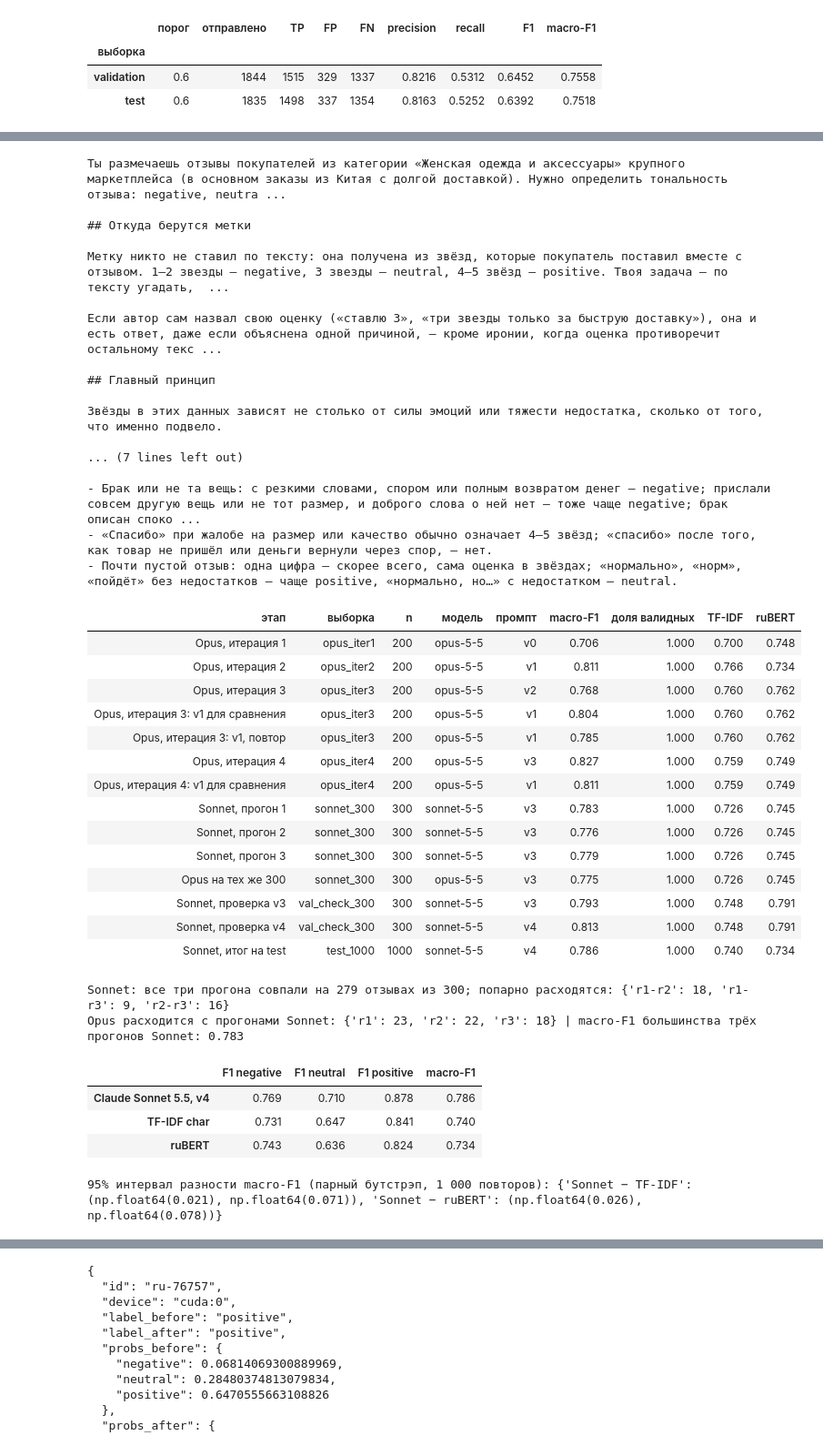
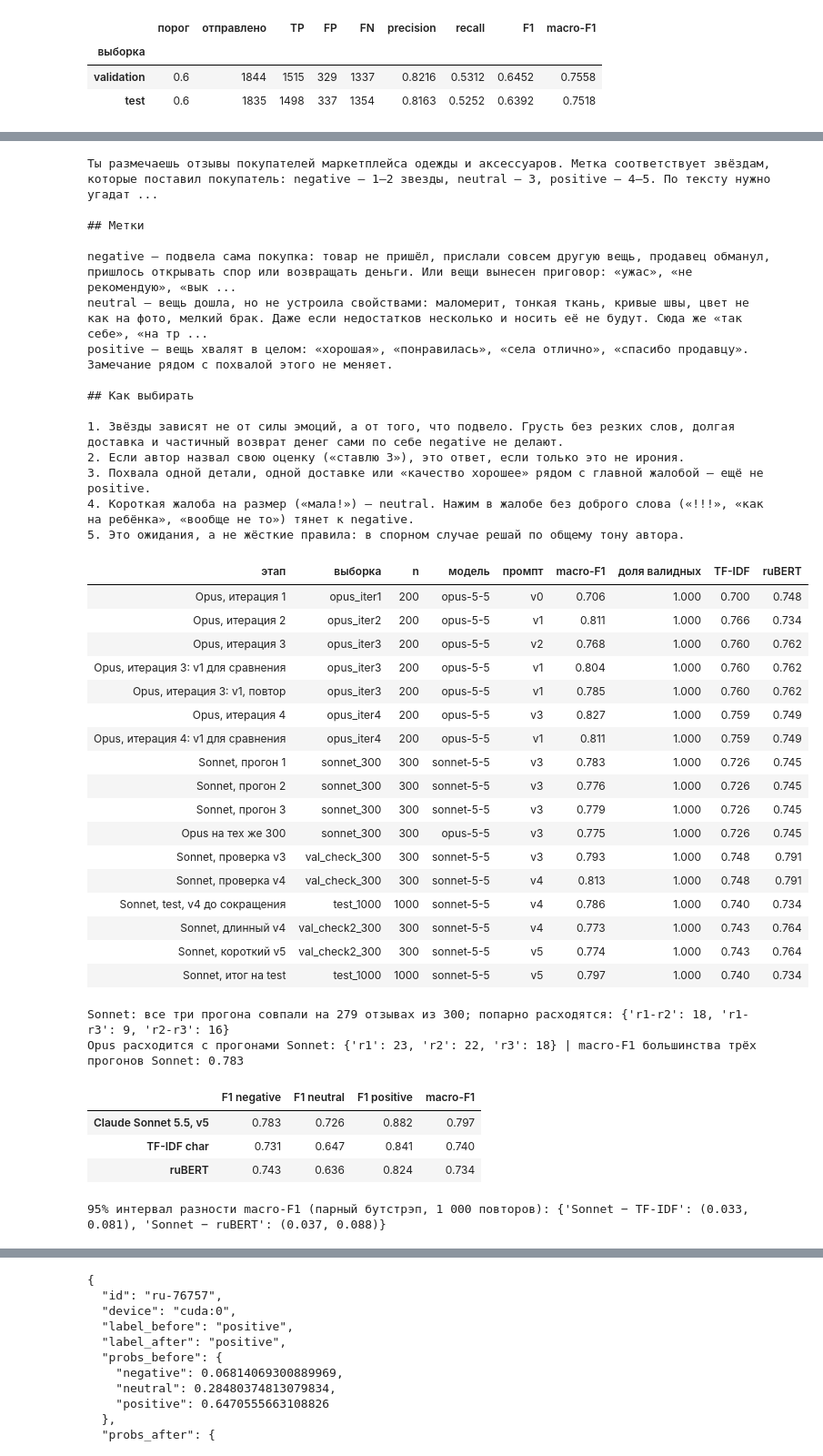
Before and after one commit to IvanEvtushenko/MIPT_2026_hw_, a Jupyter notebook: pytorch/hw_03/hw3_nlp.ipynb, the cells around one changed output, grey strips where cells are left out. Shown at 91% size. Saved outputs shown, nothing was run; the diff lists cells and outputs as text; code cells hidden in the pictures.

```diff
--- a/pytorch/hw_03/hw3_nlp.ipynb
+++ b/pytorch/hw_03/hw3_nlp.ipynb
@@ -803,7 +796,7 @@ claude_raw = pd.read_json(CL / "raw.jsonl", lines=True)
 claude_samples = json.loads((CL / "samples.json").read_text(encoding="utf-8"))
 val_by_id_all = frames["validation"].set_index("id")
 pred_by_id = predictions.set_index("id")
-print((CL / "prompts" / "v4.txt").read_text(encoding="utf-8"))
+print((CL / "prompts" / "v5.txt").read_text(encoding="utf-8"))
 
 
 def claude_pred(run):
@@ -836,7 +829,10 @@ STAGES = [
     ("Opus на тех же 300", "sonnet_300", "sonnet300_opus_v3"),
     ("Sonnet, проверка v3", "val_check_300", "check300_sonnet_v3"),
     ("Sonnet, проверка v4", "val_check_300", "check300_sonnet_v4"),
-    ("Sonnet, итог на test", "test_1000", "test1000_sonnet_v4"),
+    ("Sonnet, test, v4 до сокращения", "test_1000", "test1000_sonnet_v4"),
+    ("Sonnet, длинный v4", "val_check2_300", "check2_sonnet_v4"),
+    ("Sonnet, короткий v5", "val_check2_300", "check2_sonnet_v5"),
+    ("Sonnet, итог на test", "test_1000", "test1000_sonnet_v5"),
 ]
 base_cache, stage_rows = {}, []
 for stage, sample, run in STAGES:
@@ -861,8 +857,8 @@ print("Opus расходится с прогонами Sonnet:", {k: int((s300["
       "| macro-F1 большинства трёх прогонов Sonnet:",
       round(macro(claude_pred("sonnet300_v3_r1")["label"], s300["большинство"]), 3))
 
-# Итог на test: Sonnet v4 против TF-IDF и ruBERT на тех же 1 000 отзывах и на 150 общих
-final = claude_pred("test1000_sonnet_v4")
+# Итог на test: Sonnet v5 против TF-IDF и ruBERT на тех же 1 000 отзывах и на 150 общих
+final = claude_pred("test1000_sonnet_v5")
 y1000, tf1000, rb1000 = baselines("test_1000")
 s1000 = final.loc[claude_samples["test_1000"], "parsed"].to_numpy()
 rng_boot = np.random.default_rng(SEED)
@@ -873,7 +869,7 @@ for _ in range(1000):  # парный бутстрэп по отзывам
     diffs["Sonnet − TF-IDF"].append(macro(y_arr[k], s1000[k]) - macro(y_arr[k], tf1000[k]))
     diffs["Sonnet − ruBERT"].append(macro(y_arr[k], s1000[k]) - macro(y_arr[k], rb1000[k]))
 claude_test = pd.DataFrame({
-    "Claude Sonnet 5.5, v4": f1_score(y1000, s1000, labels=LABELS, average=None).tolist() + [macro(y1000, s1000)],
+    "Claude Sonnet 5.5, v5": f1_score(y1000, s1000, labels=LABELS, average=None).tolist() + [macro(y1000, s1000)],
     f"TF-IDF {TFIDF_CHOICE}": f1_score(y1000, tf1000, labels=LABELS, average=None).tolist() + [macro(y1000, tf1000)],
     "ruBERT": f1_score(y1000, rb1000, labels=LABELS, average=None).tolist() + [macro(y1000, rb1000)],
 }, index=[f"F1 {label}" for label in LABELS] + ["macro-F1"]).T
@@ -885,59 +881,60 @@ display(pd.DataFrame(confusion_matrix(y1000, s1000, labels=LABELS), index=LABELS
 claude150 = generator_scores(cmp150["label"], final.loc[cmp150.index, "parsed"])
 print("150 общих отзывов: Sonnet", round(claude150["macro-F1 (все)"], 3), "| доля валидных", claude150["доля валидных"])
 cost = claude_raw.groupby("run")["cost_usd"].sum()
-print(f"Стоимость в пересчёте на API: весь эксперимент {cost.sum():.2f} $, итоговый прогон на 1 000 отзывах {cost['test1000_sonnet_v4']:.2f} $")
+print(f"Стоимость в пересчёте на API: весь эксперимент {cost.sum():.2f} $, итоговый прогон на 1 000 отзывах {cost['test1000_sonnet_v5']:.2f} $")
 def claude_row(model, data, scores, note="дополнительно, вне условия"):
     return dict(model=model, data=data, f1_all=scores["macro-F1 (все)"], f1_valid=scores["macro-F1 (валидные)"],
                 valid_share=scores["доля валидных"], note=note)
 
 
-check = claude_pred("check300_sonnet_v4")
+check = claude_pred("check2_sonnet_v5")
 claude_summary = [  # строки для сводной таблицы ниже
-    claude_row("Claude Sonnet 5.5, промпт v4", "validation, 300 (проверка правок)", generator_scores(check["label"], check["parsed"])),
-    claude_row("Claude Sonnet 5.5, промпт v4", "test, 1 000 (по 333–334 на класс)", generator_scores(y1000, s1000)),
+    claude_row("Claude Sonnet 5.5, промпт v5", "validation, 300 (сверка v5 и v4)", generator_scores(check["label"], check["parsed"])),
+    claude_row("Claude Sonnet 5.5, промпт v5", "test, 1 000 (по 333–334 на класс)", generator_scores(y1000, s1000)),
     dict(model=f"TF-IDF {TFIDF_CHOICE}", data="test, 1 000 (те же)", f1_all=macro(y1000, tf1000)),
     dict(model="ruBERT", data="test, 1 000 (те же)", f1_all=macro(y1000, rb1000)),
-    claude_row("Claude Sonnet 5.5, промпт v4", "test, 150", claude150),
+    claude_row("Claude Sonnet 5.5, промпт v5", "test, 150", claude150),
 ]
 # %% [output]
-Ты размечаешь отзывы покупателей из категории «Женская одежда и аксессуары» крупного маркетплейса (в основном заказы из Китая с долгой доставкой). Нужно определить тональность отзыва: negative, neutra ...
+Ты размечаешь отзывы покупателей маркетплейса одежды и аксессуаров. Метка соответствует звёздам, которые поставил покупатель: negative — 1–2 звезды, neutral — 3, positive — 4–5. По тексту нужно угадат ...
 
-## Откуда берутся метки
+## Метки
 
-Метку никто не ставил по тексту: она получена из звёзд, которые покупатель поставил вместе с отзывом. 1–2 звезды — negative, 3 звезды — neutral, 4–5 звёзд — positive. Твоя задача — по тексту угадать,  ...
+negative — подвела сама покупка: товар не пришёл, прислали совсем другую вещь, продавец обманул, пришлось открывать спор или возвращать деньги. Или вещи вынесен приговор: «ужас», «не рекомендую», «вык ...
+neutral — вещь дошла, но не устроила свойствами: маломерит, тонкая ткань, кривые швы, цвет не как на фото, мелкий брак. Даже если недостатков несколько и носить её не будут. Сюда же «так себе», «на тр ...
+positive — вещь хвалят в целом: «хорошая», «понравилась», «села отлично», «спасибо продавцу». Замечание рядом с похвалой этого не меняет.
 
-Если автор сам назвал свою оценку («ставлю 3», «три звезды только за быструю доставку»), она и есть ответ, даже если объяснена одной причиной, — кроме иронии, когда оценка противоречит остальному текс ...
+## Как выбирать
 
-## Главный принцип
-
-Звёзды в этих данных зависят не столько от силы эмоций или тяжести недостатка, сколько от того, что именно подвело.
-
-... (7 lines left out)
-
-- Брак или не та вещь: с резкими словами, спором или полным возвратом денег — negative; прислали совсем другую вещь или не тот размер, и доброго слова о ней нет — тоже чаще negative; брак описан споко ...
-- «Спасибо» при жалобе на размер или качество обычно означает 4–5 звёзд; «спасибо» после того, как товар не пришёл или деньги вернули через спор, — нет.
-- Почти пустой отзыв: одна цифра — скорее всего, сама оценка в звёздах; «нормально», «норм», «пойдёт» без недостатков — чаще positive, «нормально, но…» с недостатком — neutral.
+1. Звёзды зависят не от силы эмоций, а от того, что подвело. Грусть без резких слов, долгая доставка и частичный возврат денег сами по себе negative не делают.
+2. Если автор назвал свою оценку («ставлю 3»), это ответ, если только это не ирония.
+3. Похвала одной детали, одной доставке или «качество хорошее» рядом с главной жалобой — ещё не positive.
+4. Короткая жалоба на размер («мала!») — neutral. Нажим в жалобе без доброго слова («!!!», «как на ребёнка», «вообще не то») тянет к negative.
+5. Это ожидания, а не жёсткие правила: в спорном случае решай по общему тону автора.
 | этап | выборка | n | модель | промпт | macro-F1 | доля валидных | TF-IDF | ruBERT |
 | Opus, итерация 1 | opus_iter1 | 200 | opus-5-5 | v0 | 0.706 | 1.000 | 0.700 | 0.748 |
 | Opus, итерация 2 | opus_iter2 | 200 | opus-5-5 | v1 | 0.811 | 1.000 | 0.766 | 0.734 |
 | Opus, итерация 3 | opus_iter3 | 200 | opus-5-5 | v2 | 0.768 | 1.000 | 0.760 | 0.762 |
 | Opus, итерация 3: v1 для сравнения | opus_iter3 | 200 | opus-5-5 | v1 | 0.804 | 1.000 | 0.760 | 0.762 |
 | Opus, итерация 3: v1, повтор | opus_iter3 | 200 | opus-5-5 | v1 | 0.785 | 1.000 | 0.760 | 0.762 |
 | Opus, итерация 4 | opus_iter4 | 200 | opus-5-5 | v3 | 0.827 | 1.000 | 0.759 | 0.749 |
 | Opus, итерация 4: v1 для сравнения | opus_iter4 | 200 | opus-5-5 | v1 | 0.811 | 1.000 | 0.759 | 0.749 |
 | Sonnet, прогон 1 | sonnet_300 | 300 | sonnet-5-5 | v3 | 0.783 | 1.000 | 0.726 | 0.745 |
 | Sonnet, прогон 2 | sonnet_300 | 300 | sonnet-5-5 | v3 | 0.776 | 1.000 | 0.726 | 0.745 |
 | Sonnet, прогон 3 | sonnet_300 | 300 | sonnet-5-5 | v3 | 0.779 | 1.000 | 0.726 | 0.745 |
 | Opus на тех же 300 | sonnet_300 | 300 | opus-5-5 | v3 | 0.775 | 1.000 | 0.726 | 0.745 |
 | Sonnet, проверка v3 | val_check_300 | 300 | sonnet-5-5 | v3 | 0.793 | 1.000 | 0.748 | 0.791 |
 | Sonnet, проверка v4 | val_check_300 | 300 | sonnet-5-5 | v4 | 0.813 | 1.000 | 0.748 | 0.791 |
-| Sonnet, итог на test | test_1000 | 1000 | sonnet-5-5 | v4 | 0.786 | 1.000 | 0.740 | 0.734 |
+| Sonnet, test, v4 до сокращения | test_1000 | 1000 | sonnet-5-5 | v4 | 0.786 | 1.000 | 0.740 | 0.734 |
+| Sonnet, длинный v4 | val_check2_300 | 300 | sonnet-5-5 | v4 | 0.773 | 1.000 | 0.743 | 0.764 |
+| Sonnet, короткий v5 | val_check2_300 | 300 | sonnet-5-5 | v5 | 0.774 | 1.000 | 0.743 | 0.764 |
+| Sonnet, итог на test | test_1000 | 1000 | sonnet-5-5 | v5 | 0.797 | 1.000 | 0.740 | 0.734 |
 Sonnet: все три прогона совпали на 279 отзывах из 300; попарно расходятся: {'r1-r2': 18, 'r1-r3': 9, 'r2-r3': 16}
 Opus расходится с прогонами Sonnet: {'r1': 23, 'r2': 22, 'r3': 18} | macro-F1 большинства трёх прогонов Sonnet: 0.783
 |  | F1 negative | F1 neutral | F1 positive | macro-F1 |
-| Claude Sonnet 5.5, v4 | 0.769 | 0.710 | 0.878 | 0.786 |
+| Claude Sonnet 5.5, v5 | 0.783 | 0.726 | 0.882 | 0.797 |
 | TF-IDF char | 0.731 | 0.647 | 0.841 | 0.740 |
 | ruBERT | 0.743 | 0.636 | 0.824 | 0.734 |
-95% интервал разности macro-F1 (парный бутстрэп, 1 000 повторов): {'Sonnet − TF-IDF': (np.float64(0.021), np.float64(0.071)), 'Sonnet − ruBERT': (np.float64(0.026), np.float64(0.078))}
+95% интервал разности macro-F1 (парный бутстрэп, 1 000 повторов): {'Sonnet − TF-IDF': (0.033, 0.081), 'Sonnet − ruBERT': (0.037, 0.088)}
 | Sonnet | negative | neutral | positive |
 | истина |  |  |  |
```
Also changed, not shown: parts of 22 cells of this notebook, 27 other files.
